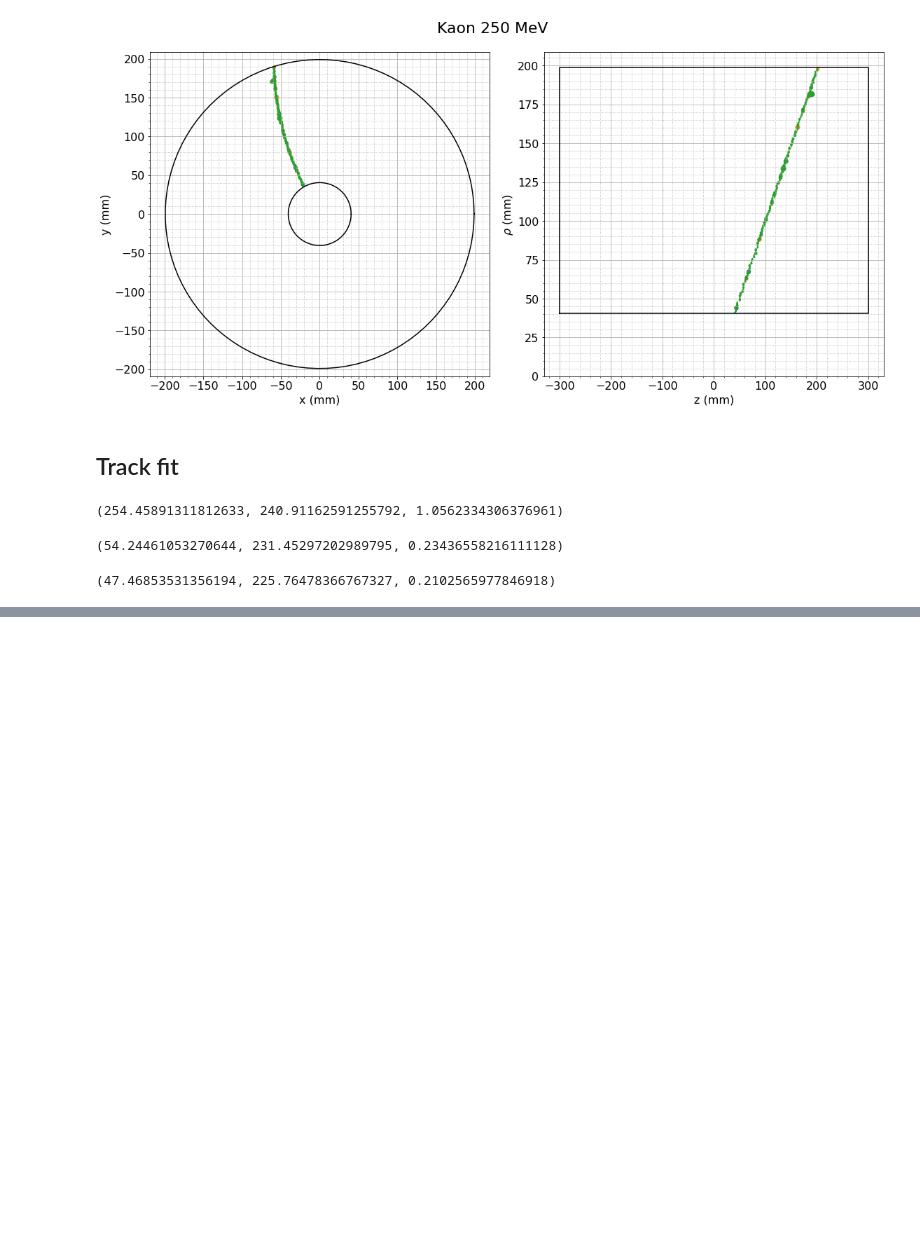
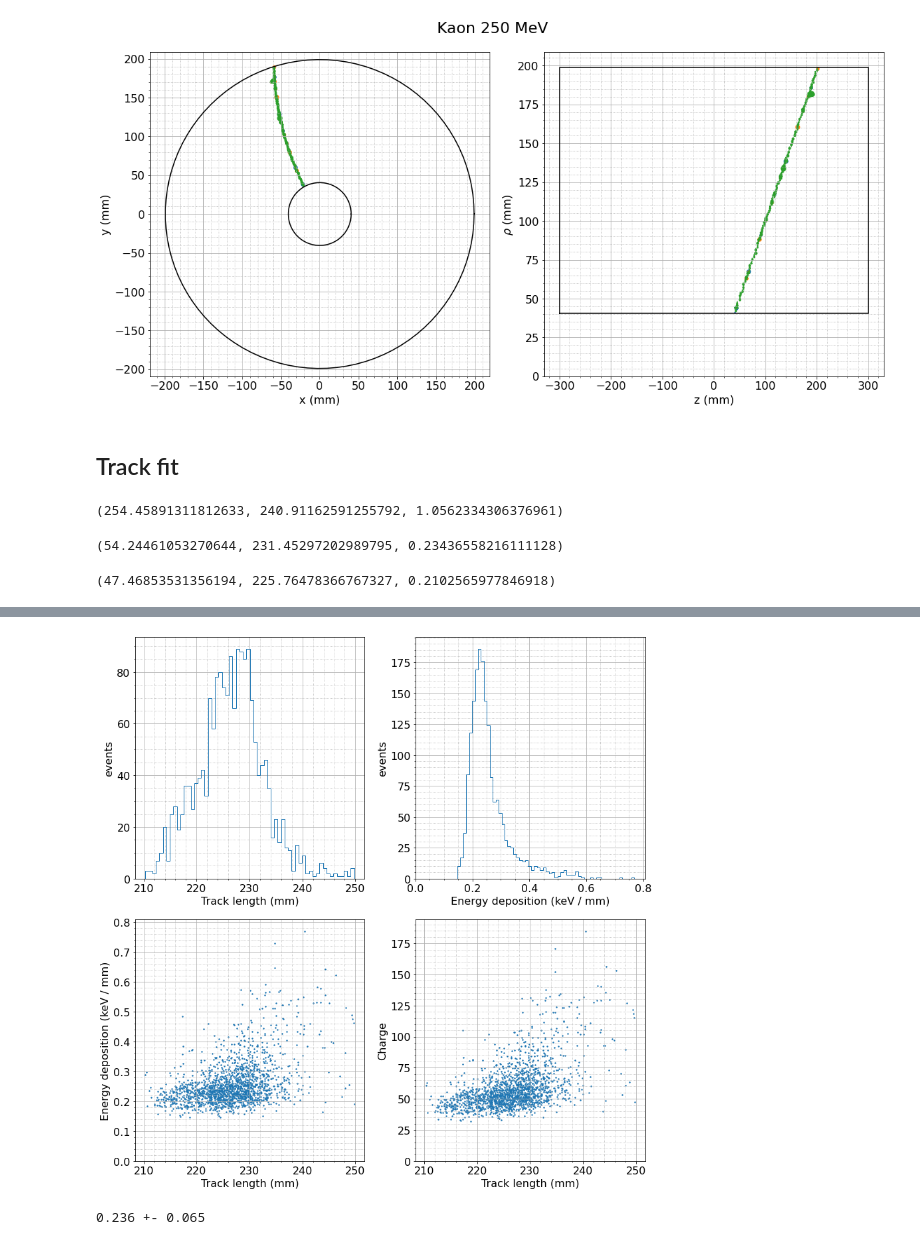
Before and after one commit to VitalyVorobyev/tpcdigi, a Jupyter notebook: Untitled.ipynb, the cells around one changed output, grey strips where cells are left out. Cells and saved outputs as stored; diff of their text form; code cells hidden in the pictures; blank space fills up the shorter version.

```diff
--- a/Untitled.ipynb
+++ b/Untitled.ipynb
@@ -91,0 +111,8 @@ q, l, dEdx
+# %%
+plot_dedx(pil, piv, pic)
+# %% [output]
+[figure, added]
+# %%
+mul, muv, muc = process_hits(mudigi)
+# %% [output]
+0.236 +- 0.065
```
Also changed, not shown: parts of 11 cells of this notebook, 1 other file.
